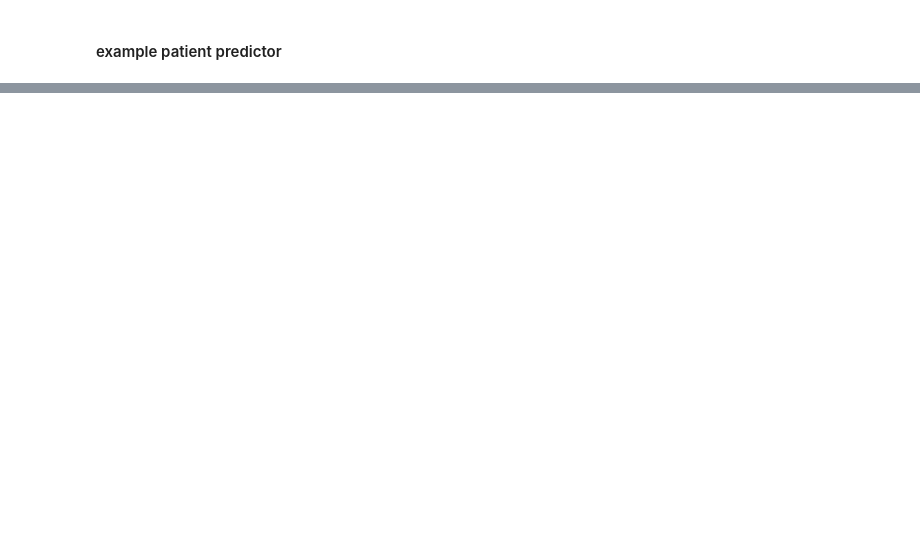
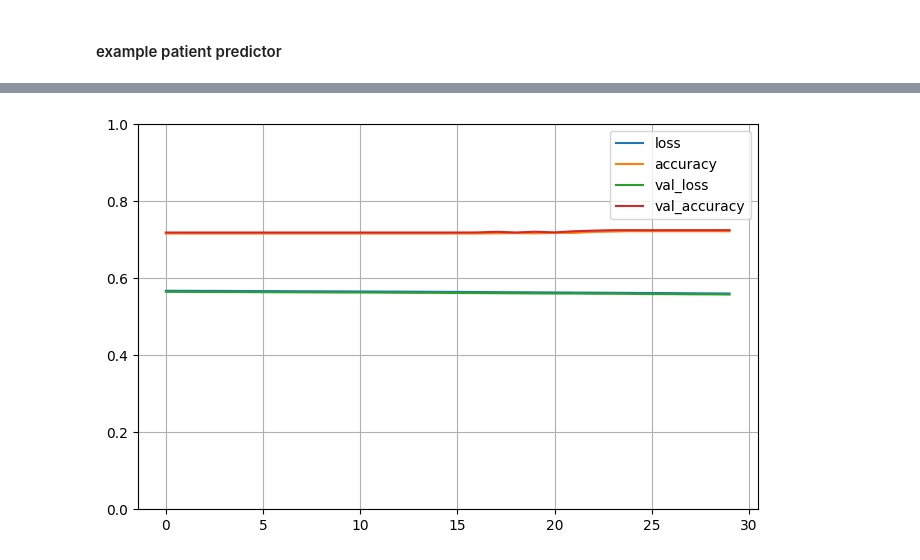
Before and after one commit to samlowe106/MATH-7243-Project, a Jupyter notebook: UPDATED MODELS.ipynb, the cells around one changed output, grey strips where cells are left out. Saved outputs shown, nothing was run; the diff lists cells and outputs as text; code cells hidden in the pictures; blank space fills up the shorter version.

```diff
--- a/UPDATED MODELS.ipynb
+++ b/UPDATED MODELS.ipynb
@@ -484,0 +575,9 @@ Probability of death: 0.3056870463236172
+# %%
+# train using stochastic gradient decent
+history_sgd = model.fit(
+    X_train,
+    y_train,
+    steps_per_epoch=len(X_train) // 128,
+    epochs=30,
+    validation_data=(X_test.astype('float32'), y_test.astype('float32'))
+)
@@ -484,0 +602,9 @@ Probability of death: 0.3056870463236172
+# %%
+# Print out our SDG loss and accuracy info per epoch
+pd.DataFrame(history_sgd.history).plot(figsize=(8, 5))
+plt.grid(True)
+plt.gca().set_ylim(0, 1)
+
+plt.show()
+# %% [output]
+[figure, added]
```
Also changed, not shown: parts of 9 cells of this notebook, 3 other files.
